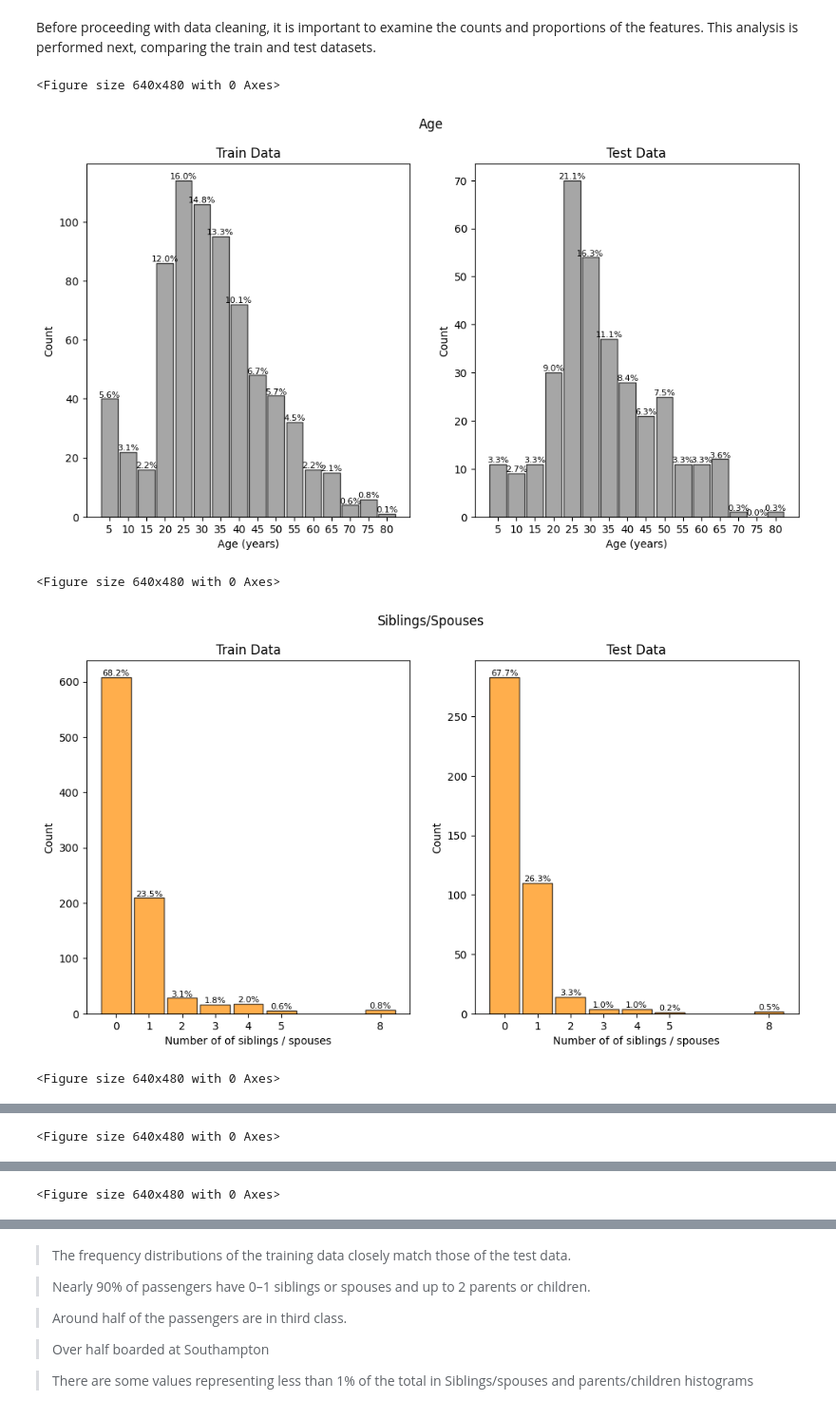
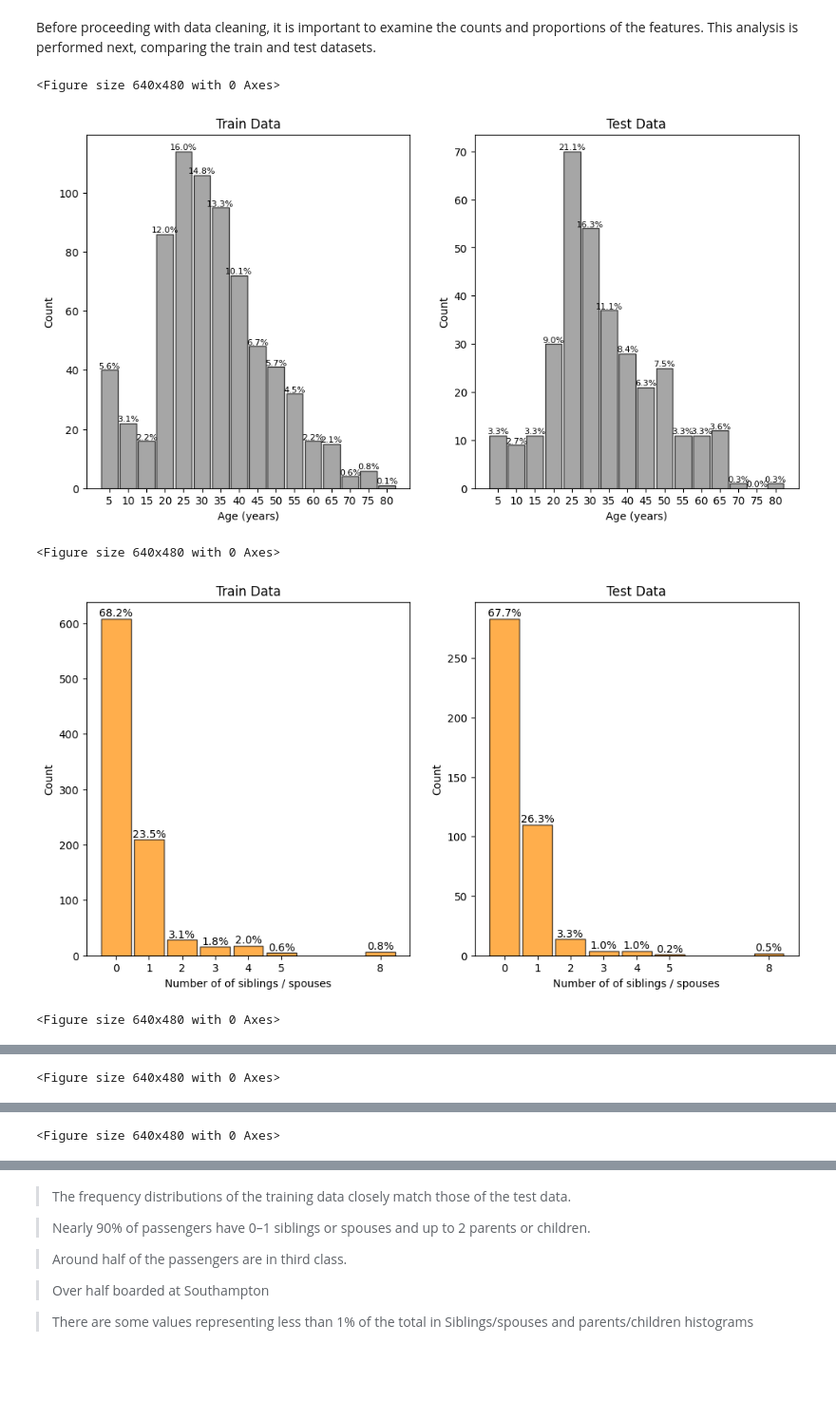
Before and after one commit to PrFis/Kaggle-Titanic_datset, a Jupyter notebook: titanic-data-analysis.ipynb, the cells around one changed output, grey strips where cells are left out. Shown at 95% size. Saved outputs shown, nothing was run; the diff lists cells and outputs as text; code cells hidden in the pictures; blank space fills up the shorter version.

Commit message:
Kaggle Notebook | Titanic data analysis | Version 8

```diff
--- a/titanic-data-analysis.ipynb
+++ b/titanic-data-analysis.ipynb
@@ -28,13 +28,12 @@ for dirname, _, filenames in os.walk('/kaggle/input'):
 # %% [markdown]
 ## Some functions
 # %%
-def Histogram_plotB(X_train, Y_train, N_train, X_test, Y_test, N_test, xlabel, ylabel, xrotation, color, w, fname, showgraph, title):
+def Histogram_plotB(X_train, Y_train, N_train, X_test, Y_test, N_test, xlabel, ylabel, xrotation, color, w, fname, showgraph, fsize):
     plt.cla()
     plt.clf()
 
     # Creating the layout for two side-by-side charts
     fig, ax = plt.subplots(1, 2, figsize=(12, 6))
-    plt.suptitle(title)
 
     # Bar chart for training data
     barras_train = ax[0].bar(X_train, Y_train, width=w, color=color, edgecolor='black', alpha=0.7)
@@ -53,7 +52,7 @@ def Histogram_plotB(X_train, Y_train, N_train, X_test, Y_test, N_test, xlabel, y
             f"{percentage:.1f}%",
             ha='center',
             va='bottom',
-            fontsize=8,
+            fontsize=fsize,
         )
 
     # Bar chart for test data
@@ -73,7 +72,7 @@ def Histogram_plotB(X_train, Y_train, N_train, X_test, Y_test, N_test, xlabel, y
             f"{percentage:.1f}%",
             ha='center',
             va='bottom',
-            fontsize=8,
+            fontsize=fsize,
         )
 
     # Configure labels on the X-axis
@@ -202,7 +201,7 @@ def Cabin_analysis(df, fname, showgraph, freq):
         Cabins_str.append("Null")
 
         # Create a tree map visualization for cabin counts
-        plt.figure(figsize=(8, 8))
+        plt.figure(figsize=(5, 5))
         plt.title("Cabin initials count")
         labels = [f"{count}\n{frequency}" for count, frequency in zip(Cabins_str, Cabins_count)]
         squarify.plot(sizes=Cabins_count, label=labels, alpha=0.8, color=["#4B0082", "#191970", "#FF4500", "#228B22", "#DAA520", "#C71585", "#8B0000", "#2F4F4F"], text_kwargs={'color': 'white', 'fontsize': 10, 'fontname': 'Impact'})
@@ -282,7 +285,7 @@ Age_hist_train.append(len(train_data.loc[(train_data.Age>= Age_bin[-2])& (train_
 Age_hist_test.append(len(test_data.loc[(test_data.Age>= Age_bin[-2])& (test_data.Age<= Age_bin[-1])]))
 
 Age_xtick = ["0-4", "5-9", "10-14","15-19", "20-24", "25-29", "30-34", "35-39", "40-44", "45-49", "50-54", "55-59", "60-64", "65-69", "70-74", "75-80"]
-Histogram_plotB(Age_bin[1:] , Age_hist_train,len(train_data['Age'].dropna()), Age_bin[1:] , Age_hist_test,len(test_data['Age'].dropna()), "Age (years)", "Count",  0, "gray", (Age_bin[2] -Age_bin[1])*0.9, "", 1, "Age")
+Histogram_plotB(Age_bin[1:] , Age_hist_train,len(train_data['Age'].dropna()), Age_bin[1:] , Age_hist_test,len(test_data['Age'].dropna()), "Age (years)", "Count",  0, "gray", (Age_bin[2] -Age_bin[1])*0.9, "", 1,8)
 
 #SibSp
 
@@ -297,7 +300,7 @@ for sib in SibX_train:
 for sib in SibX_test:
     Sib_hist_test.append(len(test_data.loc[test_data.SibSp == sib ]))
 
-Histogram_plotB(SibX_train  , Sib_hist_train,len(train_data['SibSp'].dropna()), SibX_test  , Sib_hist_test,len(test_data['SibSp'].dropna()), "Number of of siblings / spouses", "Count", 0, "darkorange", 0.9, "", 1, "Siblings/Spouses")
+Histogram_plotB(SibX_train  , Sib_hist_train,len(train_data['SibSp'].dropna()), SibX_test  , Sib_hist_test,len(test_data['SibSp'].dropna()), "Number of of siblings / spouses", "Count", 0, "darkorange", 0.9, "", 1, 10)
 
 #Parch
 #dropping null values
@@ -316,7 +319,7 @@ for par in ParchX_test:
     Parch_hist_test.append(len(test_data.loc[test_data.Parch == par ]))
 
 #plot
-Histogram_plotB(ParchX_train  , Parch_hist_train,len(train_data['Parch'].dropna()), ParchX_test  , Parch_hist_test,len(test_data['Parch'].dropna()), "Number of parents / children", "Count", 0, "purple", 0.9, "", 1, "Parents/Children")
+Histogram_plotB(ParchX_train  , Parch_hist_train,len(train_data['Parch'].dropna()), ParchX_test  , Parch_hist_test,len(test_data['Parch'].dropna()), "Number of parents / children", "Count", 0, "purple", 0.9, "", 1, 10)
 
 # PClass
 
@@ -324,36 +327,36 @@ Histogram_plotB(ParchX_train  , Parch_hist_train,len(train_data['Parch'].dropna(
 PclassX_train = train_data['Pclass'].dropna().unique()
 PclassX_test = test_data['Pclass'].dropna().unique()
 
 #sort
 PclassX_train.sort()
 PclassX_test.sort()
 Pclass_hist_train = []
 Pclass_hist_test = []
 for par in PclassX_train:
     Pclass_hist_train.append(len(train_data.loc[train_data.Pclass == par ]))
 for par in PclassX_test:
     Pclass_hist_test.append(len(test_data.loc[test_data.Pclass == par ]))
 
 #plot
-Histogram_plotB(PclassX_train  , Pclass_hist_train,len(train_data['Pclass'].dropna()), PclassX_test  , Pclass_hist_test,len(test_data['Pclass'].dropna()), "Class", "Count", 0, "cyan", 0.9, "", 1, "Class")
+Histogram_plotB(PclassX_train  , Pclass_hist_train,len(train_data['Pclass'].dropna()), PclassX_test  , Pclass_hist_test,len(test_data['Pclass'].dropna()), "Class", "Count", 0, "cyan", 0.9, "", 1, 12)
 
 # Embarked
 
 #dropping null values
 embarked_counts_train = train_data['Embarked'].dropna().value_counts()
 embarked_counts_test = test_data['Embarked'].dropna().value_counts()
 
 embarkedX_train = embarked_counts_train.index.tolist()
 embarked_hist_train = embarked_counts_train.values.tolist()
 
 embarkedX_test = embarked_counts_test.index.tolist()
 embarked_hist_test = embarked_counts_test.values.tolist()
 
 #plot
-Histogram_plotB(["Southampton", "Cherbourg","Queenstown" ] , embarked_hist_train ,len(train_data['Embarked']), ["Southampton", "Cherbourg","Queenstown" ]  , embarked_hist_test,len(test_data['Embarked'].dropna()), "Port", "Count", 0, "green", 0.9, "", 1, "Port")
+Histogram_plotB(["Southampton", "Cherbourg","Queenstown" ] , embarked_hist_train ,len(train_data['Embarked']), ["Southampton", "Cherbourg","Queenstown" ]  , embarked_hist_test,len(test_data['Embarked'].dropna()), "Port", "Count", 0, "green", 0.9, "", 1, 12)
 # %% [output]
 <Figure size 640x480 with 0 Axes>
-[figure, old version]
+[figure, new version]
 <Figure size 640x480 with 0 Axes>
-[figure, old version]
+[figure, new version]
 <Figure size 640x480 with 0 Axes>
```
Also changed, not shown: parts of 13 cells of this notebook.
